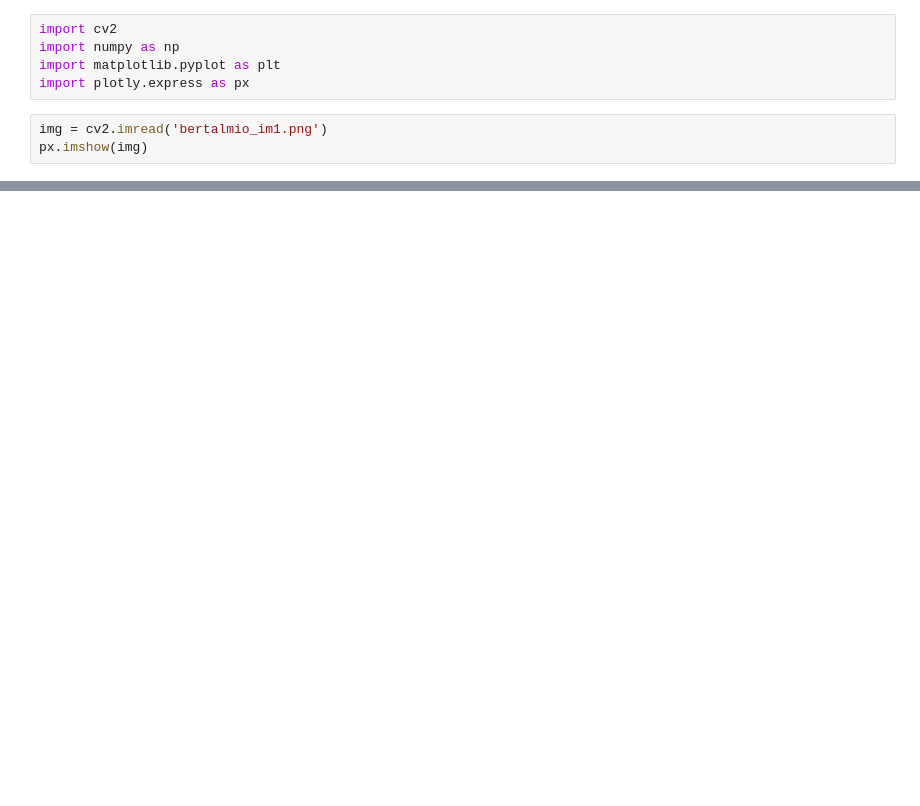
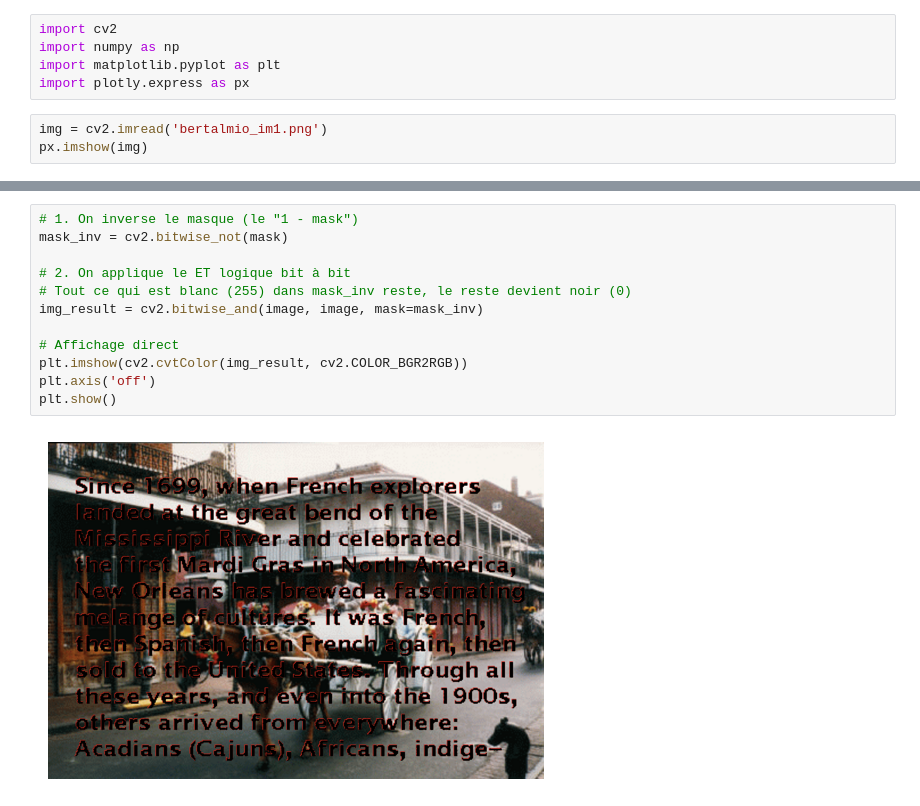
Before and after one commit to jean-dlc/Projet-IMI-Inpainting-CPE-2026, a Jupyter notebook: bertalmio.ipynb, the cells around one changed output, grey strips where cells are left out. Saved outputs shown, nothing was run; the diff lists cells and outputs as text; blank space fills up the shorter version.

```diff
--- a/bertalmio.ipynb
+++ b/bertalmio.ipynb
@@ -8,0 +55,14 @@ px.imshow(img)
+# %%
+# 1. On inverse le masque (le "1 - mask")
+mask_inv = cv2.bitwise_not(mask)
+
+# 2. On applique le ET logique bit à bit
+# Tout ce qui est blanc (255) dans mask_inv reste, le reste devient noir (0)
+img_result = cv2.bitwise_and(image, image, mask=mask_inv)
+
+# Affichage direct
+plt.imshow(cv2.cvtColor(img_result, cv2.COLOR_BGR2RGB))
+plt.axis('off')
+plt.show()
+# %% [output]
+[figure, added]
```
Also changed, not shown: parts of 3 cells of this notebook, 11 other files.
